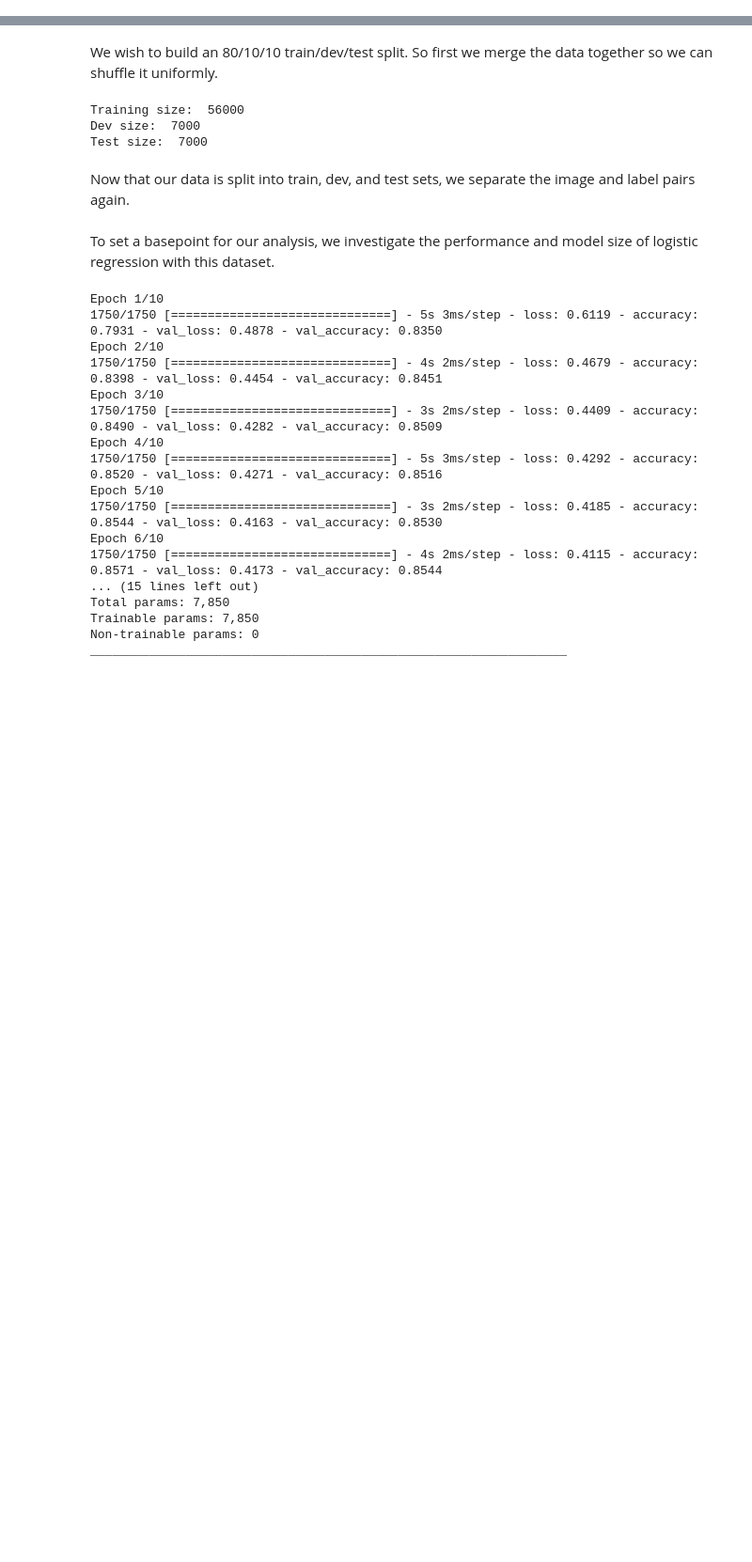
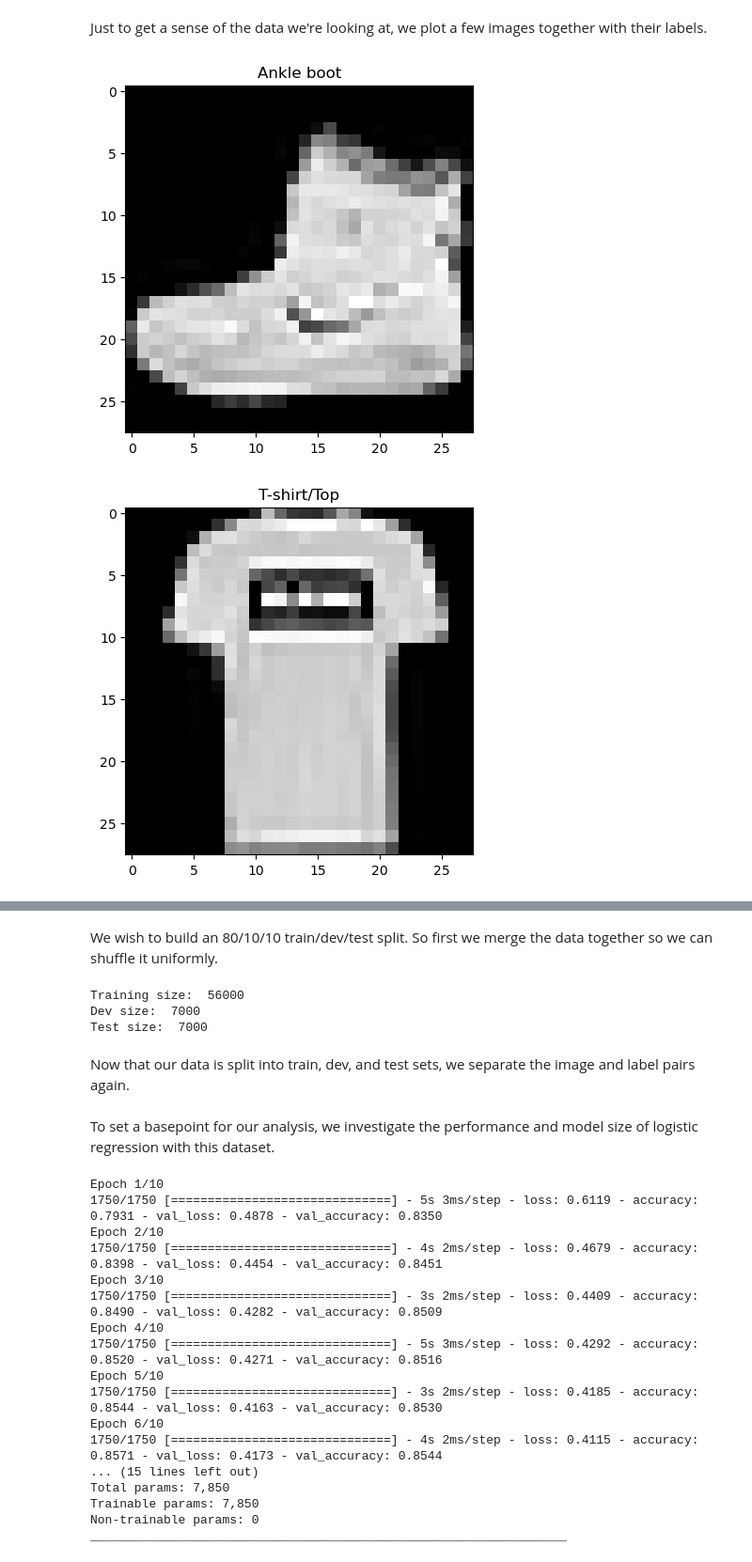
Before and after one commit to adamkapilow/Image_Classification, a Jupyter notebook: fashin_mnist.ipynb, the cells around one changed output, grey strips where cells are left out. Shown at 94% size. Drawn from its saved outputs; the diff is of its cells as text; code cells hidden in the pictures; blank space fills up the shorter version.

```diff
--- a/fashin_mnist.ipynb
+++ b/fashin_mnist.ipynb
@@ -18 +20,14 @@ label_names = ['T-shirt/Top', 'Trouser', 'Pullover', 'Dress', 'Coat', 'Sandal',
 To enable the following instructions: AVX2 FMA, in other operations, rebuild TensorFlow with the appropriate compiler flags.
+# %% [markdown]
+Just to get a sense of the data we're looking at, we plot a few images together with their labels.
+# %%
+images = x_train[:5]
+label_indices = y_train[:5]
+
+for image, label_index in zip(images, labels):
+    axis = plt.imshow(image, 'gray').axes
+    axis.set_title(label_names[label_index])
+    plt.show()
+# %% [output]
+[figure, added]
+[figure, added]
```
Also changed, not shown: parts of 7 cells of this notebook.
